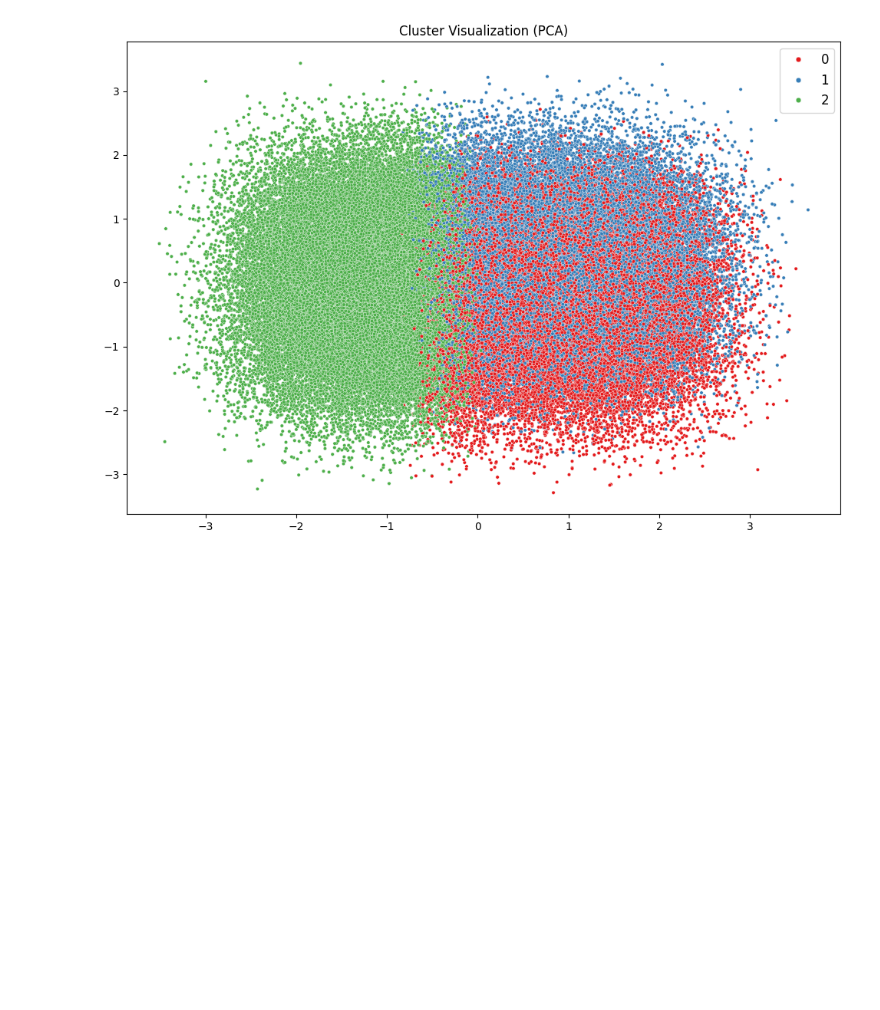
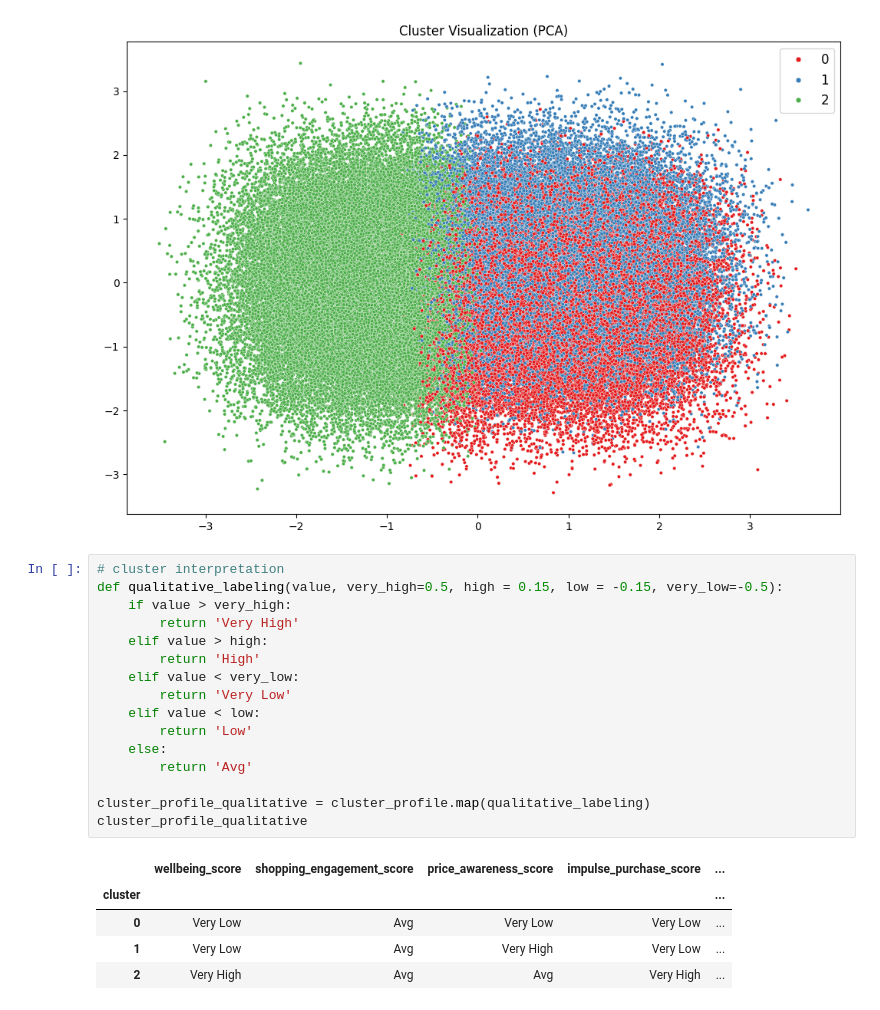
Before and after one commit to gorkemyencak/e-commerce-shopping-behavior, a Jupyter notebook: notebooks/06_customer_segmentation.ipynb, the cells around one changed output. Drawn from its saved outputs; the diff is of its cells as text; blank space fills up the shorter version.

Commit message:
cluster interpretation

```diff
--- a/notebooks/06_customer_segmentation.ipynb
+++ b/notebooks/06_customer_segmentation.ipynb
@@ -175,3 +175,25 @@ plt.legend(
 plt.show()
 # %% [output]
 [figure]
+# %%
+# cluster interpretation
+def qualitative_labeling(value, very_high=0.5, high = 0.15, low = -0.15, very_low=-0.5):
+    if value > very_high:
+        return 'Very High'
+    elif value > high:
+        return 'High'
+    elif value < very_low:
+        return 'Very Low'
+    elif value < low:
+        return 'Low'
+    else:
+        return 'Avg'
+
+cluster_profile_qualitative = cluster_profile.map(qualitative_labeling)
+cluster_profile_qualitative
+# %% [output]
+|  | wellbeing_score | shopping_engagement_score | price_awareness_score | impulse_purchase_score | ... |
+| cluster |  |  |  |  | ... |
+| 0 | Very Low | Avg | Very Low | Very Low | ... |
+| 1 | Very Low | Avg | Very High | Very Low | ... |
+| 2 | Very High | Avg | Avg | Very High | ... |
```
Also changed, not shown: parts of 2 cells of this notebook.
